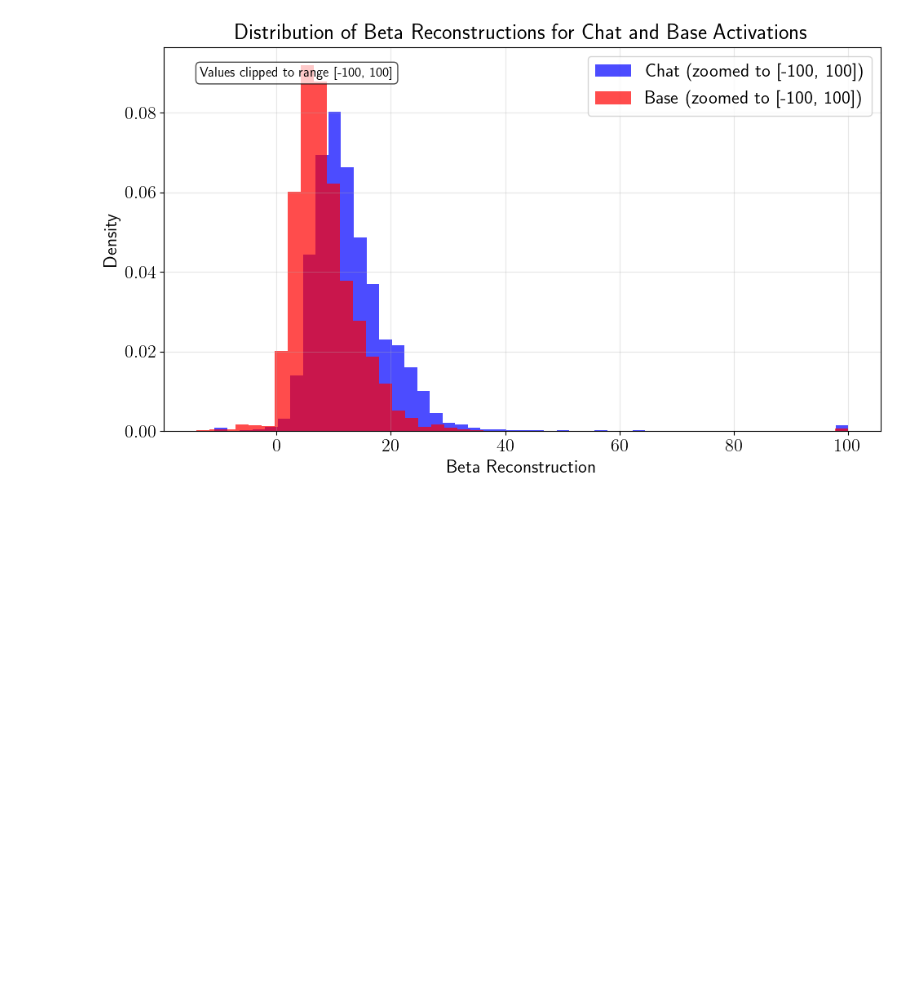
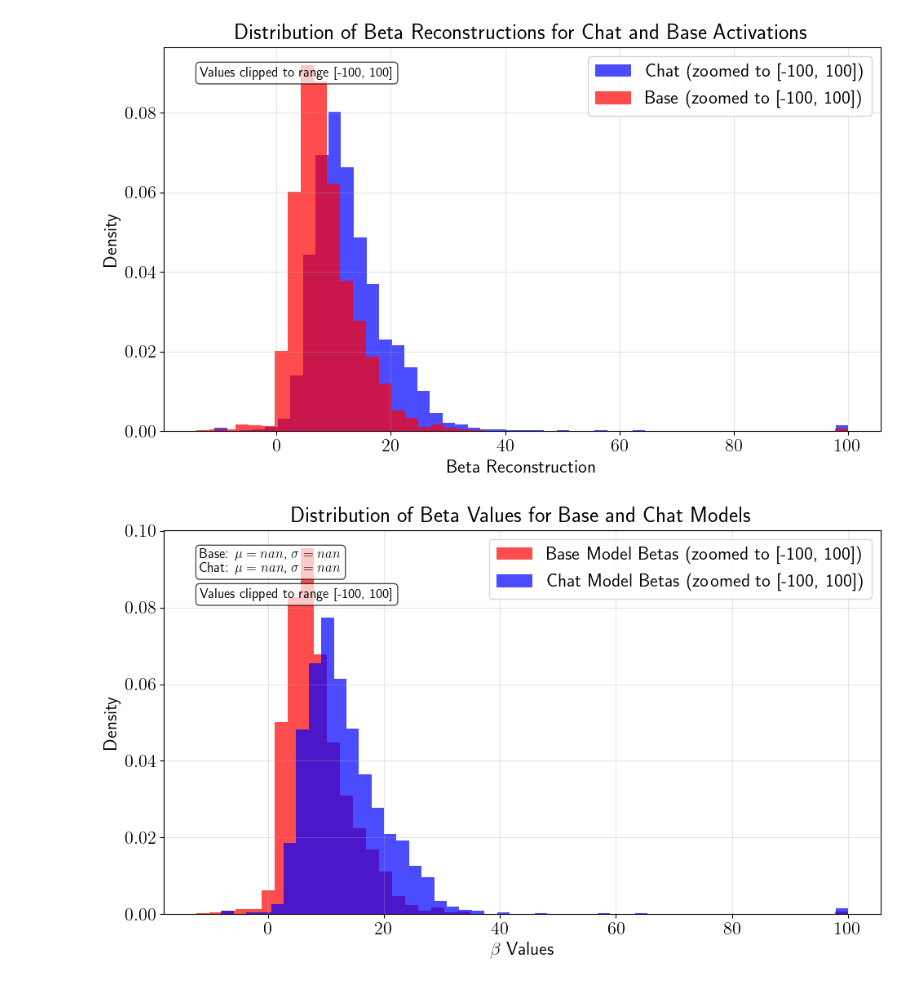
Before and after one commit to science-of-finetuning/sparsity-artifacts-crosscoders, a Jupyter notebook: notebooks/eval_betas.ipynb, the cells around one changed output. Saved outputs shown, nothing was run; the diff lists cells and outputs as text; code cells hidden in the pictures; blank space fills up the shorter version.

```diff
--- a/notebooks/eval_betas.ipynb
+++ b/notebooks/eval_betas.ipynb
@@ -731,3 +928,60 @@ else:
     print("Required columns 'beta_reconstruction_chat' or 'beta_reconstruction_base' not found in the dataframe")
 # %% [output]
 [figure]
+# %%
+import torch as th
+betas_base = th.load("/workspace/data/results/closed_form_scalars/gemma-2-2b-crosscoder-l13-mu4.1e-02-lr1e-04/all_latents/betas_base_activation_N50000000_n_offset0_jumprelu0.05.pt")
+betas_chat = th.load("/workspace/data/results/closed_form_scalars/gemma-2-2b-crosscoder-l13-mu4.1e-02-lr1e-04/all_latents/betas_chat_activation_N50000000_n_offset0_jumprelu0.05.pt")
+# %%
+import matplotlib.pyplot as plt
+# Create figure for beta histograms
+plt.figure(figsize=(10, 6))
+
+plt.rcParams['text.usetex'] = True
+plt.rcParams.update({'font.size': 16})
+
+# Convert tensors to numpy arrays for plotting
+betas_base_diff_np = betas_base.cpu().numpy()[target_latent_indices]
+betas_chat_diff_np = betas_chat.cpu().numpy()[target_latent_indices]
+
+# Define zoom range
+zoom = [-100, 100]  # Adjust this range as needed
+
+# Clip values to zoom range
+betas_base_zoomed = np.clip(betas_base_diff_np, zoom[0], zoom[1])
+betas_chat_zoomed = np.clip(betas_chat_diff_np, zoom[0], zoom[1])
+
+# Plot histograms with transparency and different colors
+plt.hist(betas_base_zoomed, bins=50, alpha=0.7, label=f"Base Model Betas (zoomed to {zoom})", color="red", density=True)
+plt.hist(betas_chat_zoomed, bins=50, alpha=0.7, label=f"Chat Model Betas (zoomed to {zoom})", color="blue", density=True)
+
+# Add labels and title
+plt.xlabel(r"$\beta$ Values")
+plt.ylabel("Density")
+plt.title("Distribution of Beta Values for Base and Chat Models")
+
+# Add legend
+plt.legend()
+
+# Add grid for better readability
+plt.grid(alpha=0.3)
+
+# Add statistics as text
+base_mean = betas_base_diff_np.mean()
+base_std = betas_base_diff_np.std()
+chat_mean = betas_chat_diff_np.mean()
+chat_std = betas_chat_diff_np.std()
+
+stats_text = f"Base: $\mu={base_mean:.4f}$, $\sigma={base_std:.4f}$\nChat: $\mu={chat_mean:.4f}$, $\sigma={chat_std:.4f}$"
+plt.text(0.05, 0.95, stats_text, transform=plt.gca().transAxes,
+         fontsize=12, verticalalignment='top', bbox=dict(boxstyle='round', facecolor='white', alpha=0.7))
+
+# Add a note about zooming
+plt.text(0.05, 0.85, f"Values clipped to range {zoom}", transform=plt.gca().transAxes,
+         fontsize=12, verticalalignment='top', bbox=dict(boxstyle='round', facecolor='white', alpha=0.7))
+
+plt.tight_layout()
+# plt.savefig(PLOTS_DIR / "beta_distribution_histogram.pdf", bbox_inches='tight')
+plt.show()
+# %% [output]
+[figure, added]
```
Also changed, not shown: parts of 9 cells of this notebook, 5 other files.
